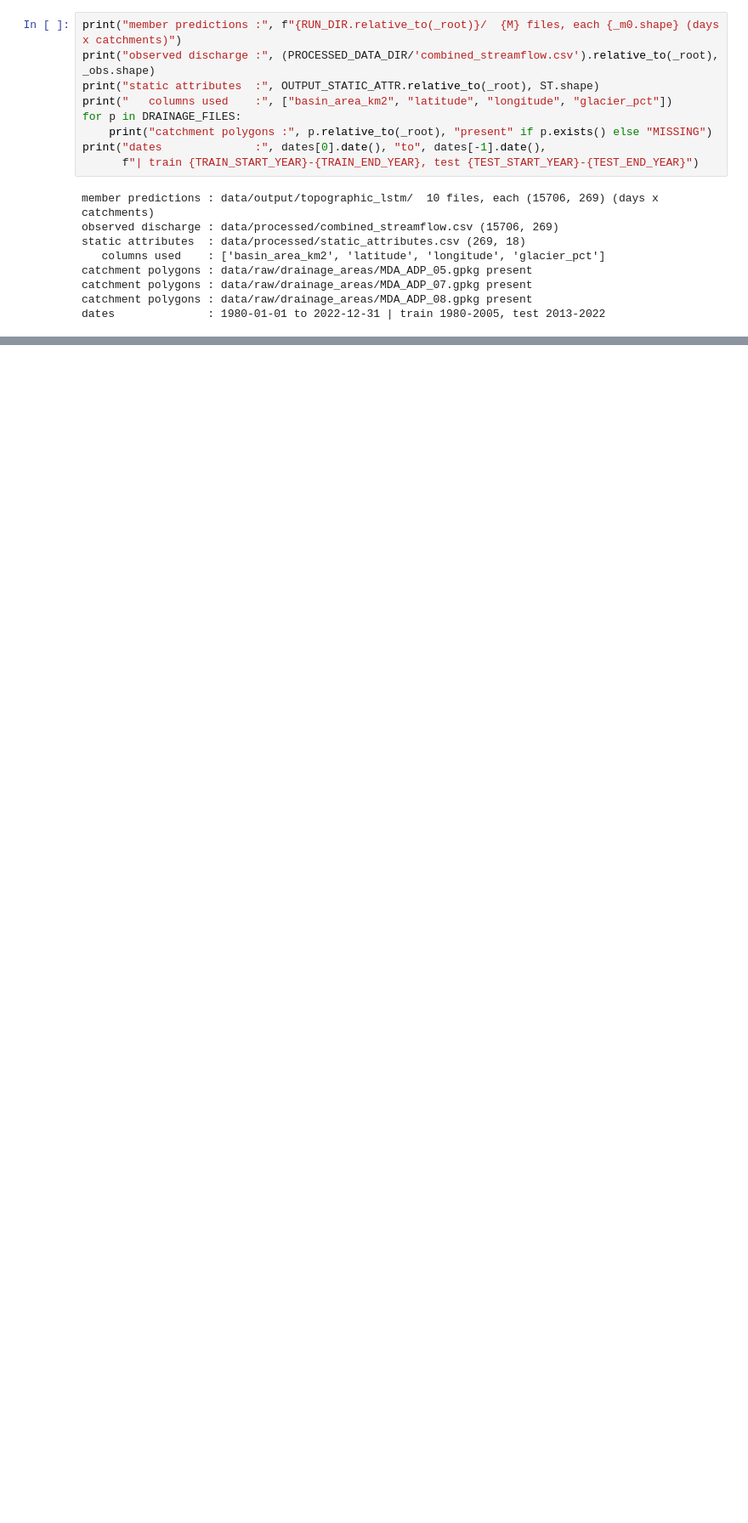
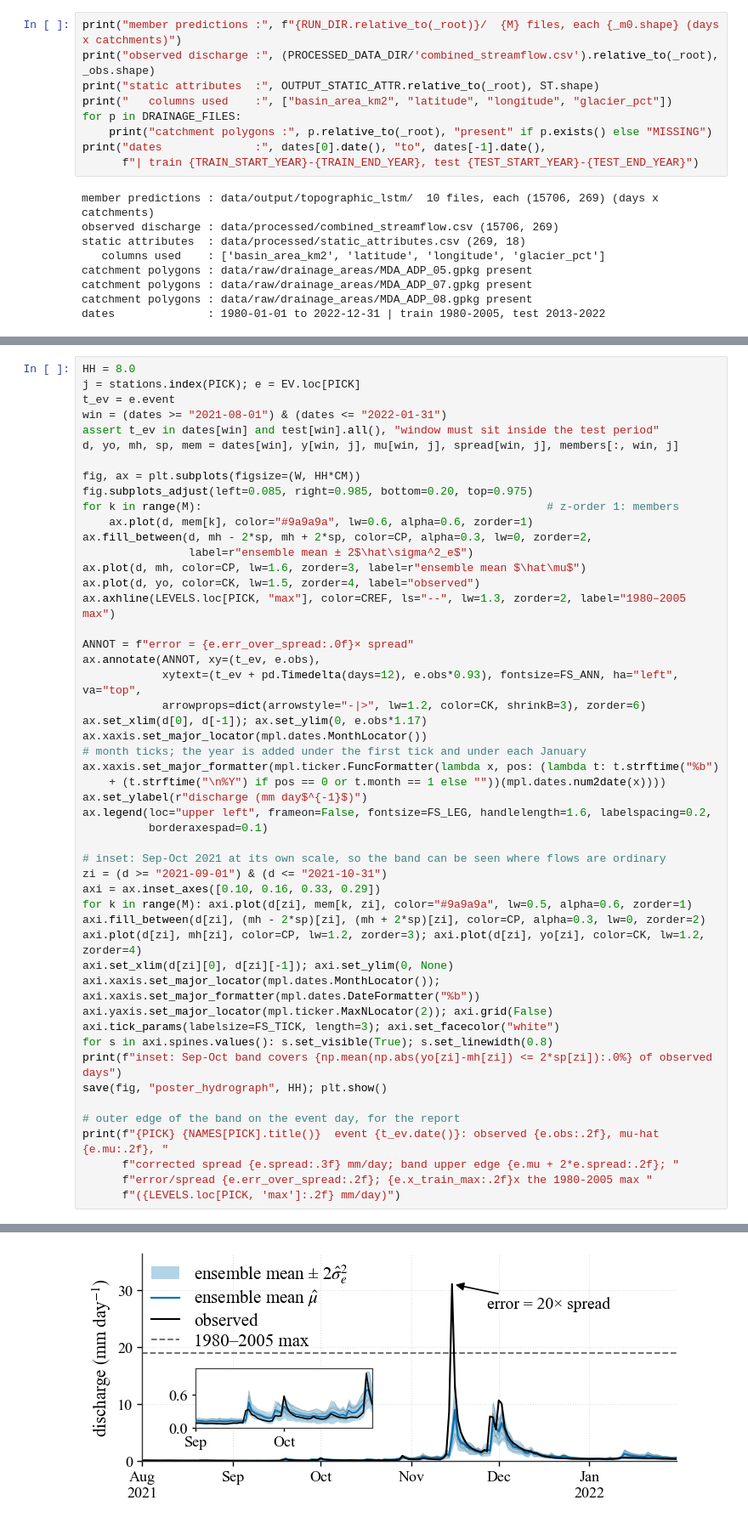
Before and after one commit to justin-gallant/lstm_ensemble_underdispersion, a Jupyter notebook: notebooks/03_poster_session_figures.ipynb, the cells around one changed output, grey strips where cells are left out. Shown at 85% size. Drawn from its saved outputs; the diff is of its cells as text; blank space fills up the shorter version.

Commit message:
Tuned the hydrograph and added the map

```diff
--- a/notebooks/03_poster_session_figures.ipynb
+++ b/notebooks/03_poster_session_figures.ipynb
@@ -436,0 +390,51 @@ print(f"{len(POLY)} catchment polygons loaded")
+# %%
+HH = 8.0
+j = stations.index(PICK); e = EV.loc[PICK]
+t_ev = e.event
+win = (dates >= "2021-08-01") & (dates <= "2022-01-31")
+assert t_ev in dates[win] and test[win].all(), "window must sit inside the test period"
+d, yo, mh, sp, mem = dates[win], y[win, j], mu[win, j], spread[win, j], members[:, win, j]
+
+fig, ax = plt.subplots(figsize=(W, HH*CM))
+fig.subplots_adjust(left=0.085, right=0.985, bottom=0.20, top=0.975)
+for k in range(M):                                                    # z-order 1: members
+    ax.plot(d, mem[k], color="#9a9a9a", lw=0.6, alpha=0.6, zorder=1)
+ax.fill_between(d, mh - 2*sp, mh + 2*sp, color=CP, alpha=0.3, lw=0, zorder=2,
+                label=r"ensemble mean ± 2$\hat\sigma^2_e$")
+ax.plot(d, mh, color=CP, lw=1.6, zorder=3, label=r"ensemble mean $\hat\mu$")
+ax.plot(d, yo, color=CK, lw=1.5, zorder=4, label="observed")
+ax.axhline(LEVELS.loc[PICK, "max"], color=CREF, ls="--", lw=1.3, zorder=2, label="1980–2005 max")
+
+ANNOT = f"error = {e.err_over_spread:.0f}× spread"
+ax.annotate(ANNOT, xy=(t_ev, e.obs),
+            xytext=(t_ev + pd.Timedelta(days=12), e.obs*0.93), fontsize=FS_ANN, ha="left", va="top",
+            arrowprops=dict(arrowstyle="-|>", lw=1.2, color=CK, shrinkB=3), zorder=6)
+ax.set_xlim(d[0], d[-1]); ax.set_ylim(0, e.obs*1.17)
+ax.xaxis.set_major_locator(mpl.dates.MonthLocator())
+# month ticks; the year is added under the first tick and under each January
+ax.xaxis.set_major_formatter(mpl.ticker.FuncFormatter(lambda x, pos: (lambda t: t.strftime("%b")
+    + (t.strftime("\n%Y") if pos == 0 or t.month == 1 else ""))(mpl.dates.num2date(x))))
+ax.set_ylabel(r"discharge (mm day$^{-1}$)")
+ax.legend(loc="upper left", frameon=False, fontsize=FS_LEG, handlelength=1.6, labelspacing=0.2,
+          borderaxespad=0.1)
+
+# inset: Sep-Oct 2021 at its own scale, so the band can be seen where flows are ordinary
+zi = (d >= "2021-09-01") & (d <= "2021-10-31")
+axi = ax.inset_axes([0.10, 0.16, 0.33, 0.29])
+for k in range(M): axi.plot(d[zi], mem[k, zi], color="#9a9a9a", lw=0.5, alpha=0.6, zorder=1)
+axi.fill_between(d[zi], (mh - 2*sp)[zi], (mh + 2*sp)[zi], color=CP, alpha=0.3, lw=0, zorder=2)
+axi.plot(d[zi], mh[zi], color=CP, lw=1.2, zorder=3); axi.plot(d[zi], yo[zi], color=CK, lw=1.2, zorder=4)
+axi.set_xlim(d[zi][0], d[zi][-1]); axi.set_ylim(0, None)
+axi.xaxis.set_major_locator(mpl.dates.MonthLocator()); axi.xaxis.set_major_formatter(mpl.dates.DateFormatter("%b"))
+axi.yaxis.set_major_locator(mpl.ticker.MaxNLocator(2)); axi.grid(False)
+axi.tick_params(labelsize=FS_TICK, length=3); axi.set_facecolor("white")
+for s in axi.spines.values(): s.set_visible(True); s.set_linewidth(0.8)
+print(f"inset: Sep-Oct band covers {np.mean(np.abs(yo[zi]-mh[zi]) <= 2*sp[zi]):.0%} of observed days")
+save(fig, "poster_hydrograph", HH); plt.show()
+
+# outer edge of the band on the event day, for the report
+print(f"{PICK} {NAMES[PICK].title()}  event {t_ev.date()}: observed {e.obs:.2f}, mu-hat {e.mu:.2f}, "
+      f"corrected spread {e.spread:.3f} mm/day; band upper edge {e.mu + 2*e.spread:.2f}; "
+      f"error/spread {e.err_over_spread:.2f}; {e.x_train_max:.2f}x the 1980-2005 max "
+      f"({LEVELS.loc[PICK, 'max']:.2f} mm/day)")
+# %% [output]
@@ -436,0 +443 @@ print(f"{len(POLY)} catchment polygons loaded")
+[figure, added]
```
Also changed, not shown: parts of 29 cells of this notebook.
